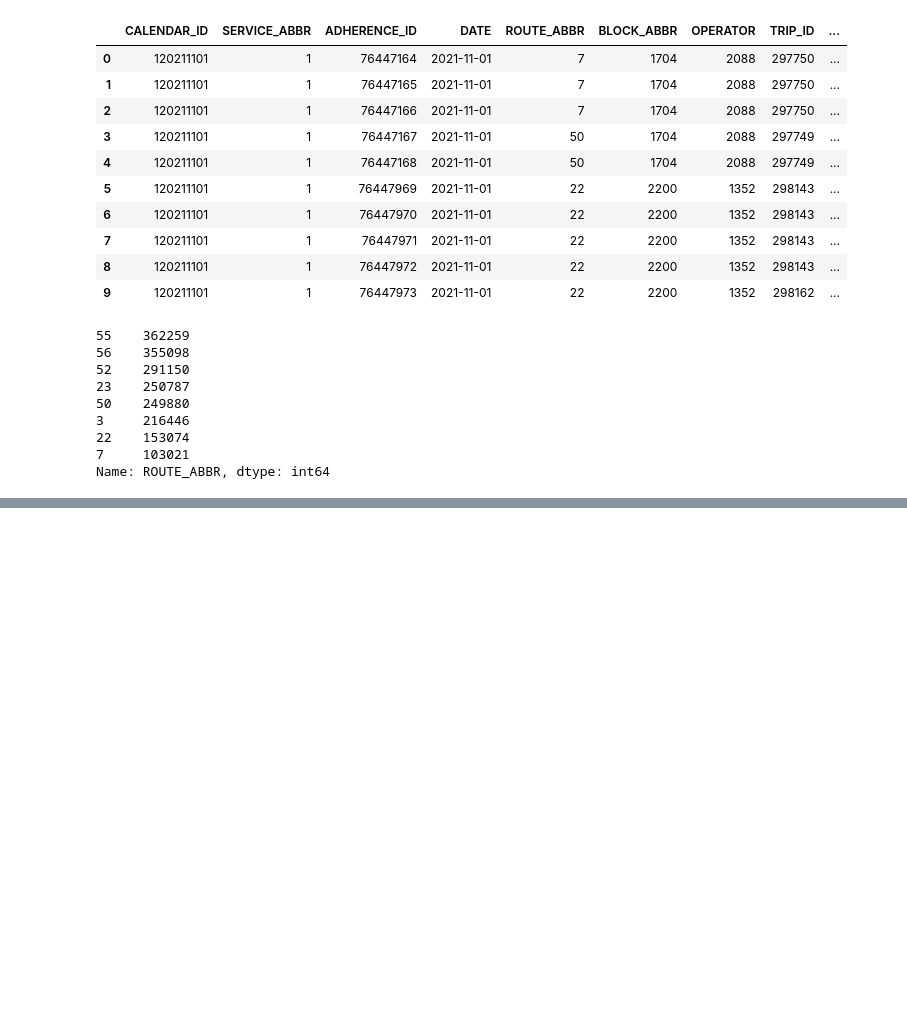
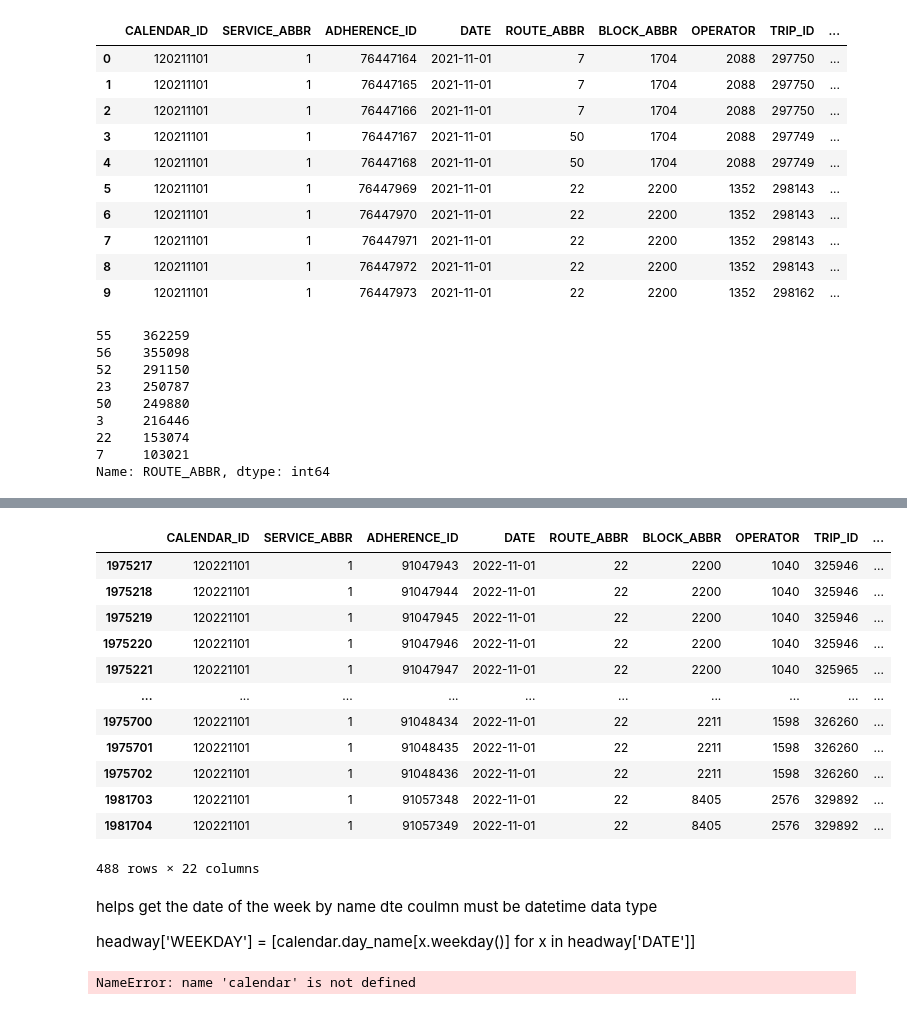
Before and after one commit to NSS-Data-Analytics-Cohort-7/wego-python-bit-my_finger, a Jupyter notebook: notebook/headway_eda.ipynb, the cells around one changed output, grey strips where cells are left out. Cells and saved outputs as stored; diff of their text form; code cells hidden in the pictures; blank space fills up the shorter version.

```diff
--- a/notebook/headway_eda.ipynb
+++ b/notebook/headway_eda.ipynb
@@ -74,0 +144,26 @@ Name: ROUTE_ABBR, dtype: int64
+# %%
+trip2 =  trip[trip["DATE"] == '2022-11-01']
+# %%
+trip2
+# %% [output]
+|  | CALENDAR_ID | SERVICE_ABBR | ADHERENCE_ID | DATE | ROUTE_ABBR | BLOCK_ABBR | OPERATOR | TRIP_ID | ... |
+| 1975217 | 120221101 | 1 | 91047943 | 2022-11-01 | 22 | 2200 | 1040 | 325946 | ... |
+| 1975218 | 120221101 | 1 | 91047944 | 2022-11-01 | 22 | 2200 | 1040 | 325946 | ... |
+| 1975219 | 120221101 | 1 | 91047945 | 2022-11-01 | 22 | 2200 | 1040 | 325946 | ... |
+| 1975220 | 120221101 | 1 | 91047946 | 2022-11-01 | 22 | 2200 | 1040 | 325946 | ... |
+| 1975221 | 120221101 | 1 | 91047947 | 2022-11-01 | 22 | 2200 | 1040 | 325965 | ... |
+| ... | ... | ... | ... | ... | ... | ... | ... | ... | ... |
+| 1975700 | 120221101 | 1 | 91048434 | 2022-11-01 | 22 | 2211 | 1598 | 326260 | ... |
+| 1975701 | 120221101 | 1 | 91048435 | 2022-11-01 | 22 | 2211 | 1598 | 326260 | ... |
+| 1975702 | 120221101 | 1 | 91048436 | 2022-11-01 | 22 | 2211 | 1598 | 326260 | ... |
+| 1981703 | 120221101 | 1 | 91057348 | 2022-11-01 | 22 | 8405 | 2576 | 329892 | ... |
+| 1981704 | 120221101 | 1 | 91057349 | 2022-11-01 | 22 | 8405 | 2576 | 329892 | ... |
+488 rows × 22 columns
+# %% [markdown]
+helps get the date of the week by name dte coulmn must be datetime data type
+
+headway['WEEKDAY'] = [calendar.day_name[x.weekday()] for x in headway['DATE']]
+# %%
+headway['WEEKDAY'] = [calendar.day_name[x.weekday()] for x in headway['DATE']]
+# %% [output]
+NameError: name 'calendar' is not defined
```
Also changed, not shown: parts of 12 cells of this notebook.
